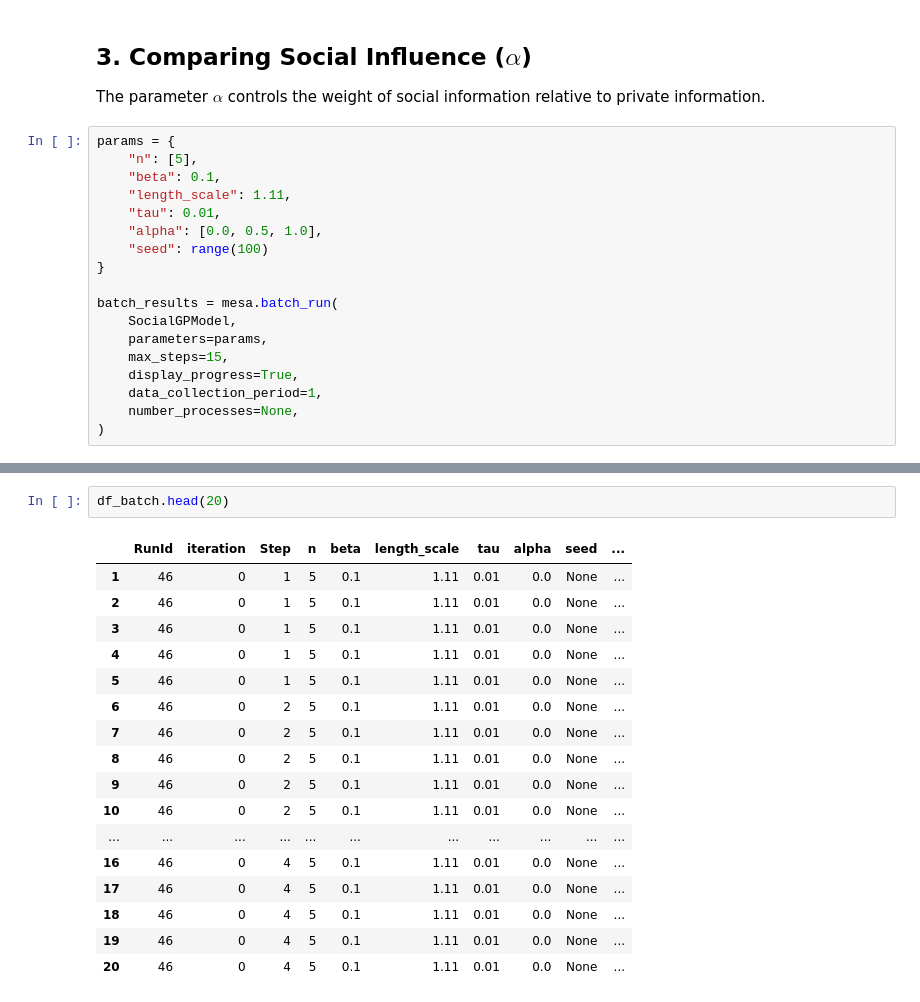
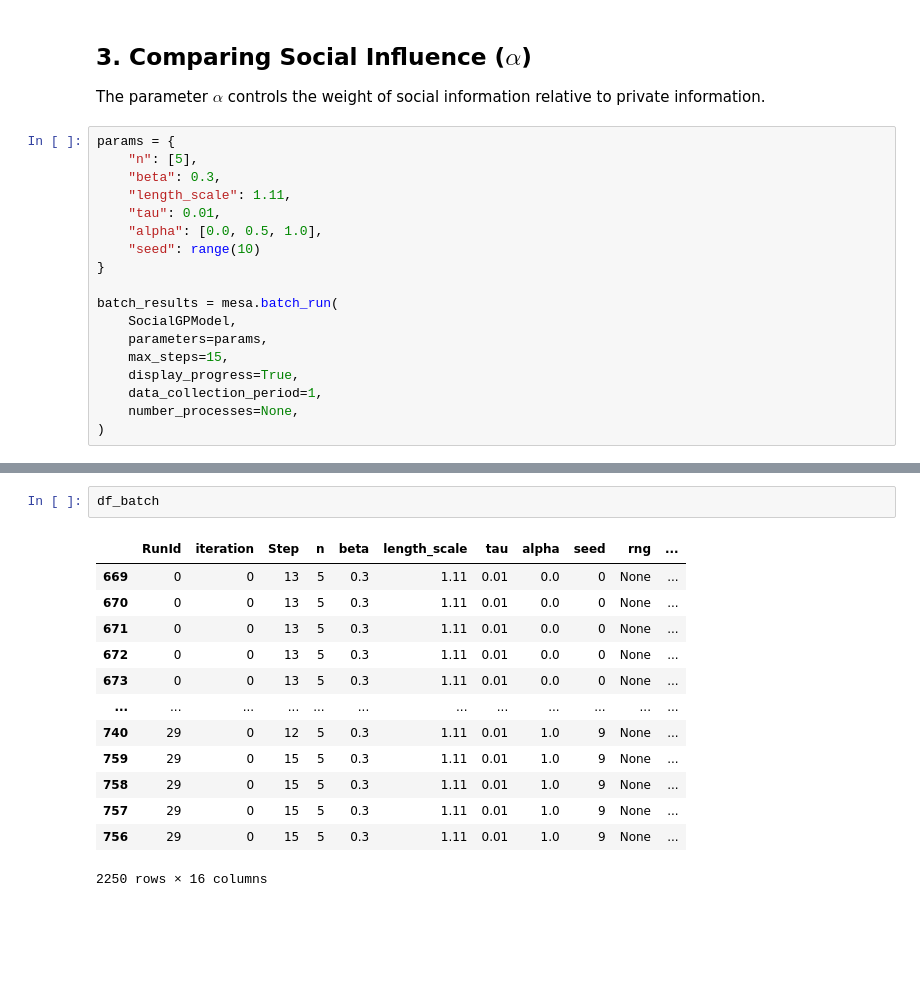
Before and after one commit to vagechirkov/Spatial-MAB-taboo, a Jupyter notebook: illustration.ipynb, the cells around one changed output, grey strips where cells are left out. Cells and saved outputs as stored; diff of their text form; blank space fills up the shorter version.

```diff
--- a/illustration.ipynb
+++ b/illustration.ipynb
@@ -72,11 +75,11 @@ The parameter $\alpha$ controls the weight of social information relative to pri
 # %%
 params = {
     "n": [5],
-    "beta": 0.1,
+    "beta": 0.3,
     "length_scale": 1.11,
     "tau": 0.01,
     "alpha": [0.0, 0.5, 1.0],
-    "seed": range(100)
+    "seed": range(10)
 }
 
 batch_results = mesa.batch_run(
@@ -100,20 +103,16 @@ plt.show()
 # %%
-df_batch.head(20)
+df_batch
 # %% [output]
-|  | RunId | iteration | Step | n | beta | length_scale | tau | alpha | seed | ... |
-| 1 | 46 | 0 | 1 | 5 | 0.1 | 1.11 | 0.01 | 0.0 | None | ... |
-| 2 | 46 | 0 | 1 | 5 | 0.1 | 1.11 | 0.01 | 0.0 | None | ... |
-| 3 | 46 | 0 | 1 | 5 | 0.1 | 1.11 | 0.01 | 0.0 | None | ... |
-| 4 | 46 | 0 | 1 | 5 | 0.1 | 1.11 | 0.01 | 0.0 | None | ... |
-| 5 | 46 | 0 | 1 | 5 | 0.1 | 1.11 | 0.01 | 0.0 | None | ... |
-| 6 | 46 | 0 | 2 | 5 | 0.1 | 1.11 | 0.01 | 0.0 | None | ... |
-| 7 | 46 | 0 | 2 | 5 | 0.1 | 1.11 | 0.01 | 0.0 | None | ... |
-| 8 | 46 | 0 | 2 | 5 | 0.1 | 1.11 | 0.01 | 0.0 | None | ... |
-| 9 | 46 | 0 | 2 | 5 | 0.1 | 1.11 | 0.01 | 0.0 | None | ... |
-| 10 | 46 | 0 | 2 | 5 | 0.1 | 1.11 | 0.01 | 0.0 | None | ... |
-| ... | ... | ... | ... | ... | ... | ... | ... | ... | ... | ... |
-| 16 | 46 | 0 | 4 | 5 | 0.1 | 1.11 | 0.01 | 0.0 | None | ... |
-| 17 | 46 | 0 | 4 | 5 | 0.1 | 1.11 | 0.01 | 0.0 | None | ... |
-| 18 | 46 | 0 | 4 | 5 | 0.1 | 1.11 | 0.01 | 0.0 | None | ... |
-| 19 | 46 | 0 | 4 | 5 | 0.1 | 1.11 | 0.01 | 0.0 | None | ... |
-| 20 | 46 | 0 | 4 | 5 | 0.1 | 1.11 | 0.01 | 0.0 | None | ... |
+|  | RunId | iteration | Step | n | beta | length_scale | tau | alpha | seed | rng | ... |
+| 669 | 0 | 0 | 13 | 5 | 0.3 | 1.11 | 0.01 | 0.0 | 0 | None | ... |
+| 670 | 0 | 0 | 13 | 5 | 0.3 | 1.11 | 0.01 | 0.0 | 0 | None | ... |
+| 671 | 0 | 0 | 13 | 5 | 0.3 | 1.11 | 0.01 | 0.0 | 0 | None | ... |
+| 672 | 0 | 0 | 13 | 5 | 0.3 | 1.11 | 0.01 | 0.0 | 0 | None | ... |
+| 673 | 0 | 0 | 13 | 5 | 0.3 | 1.11 | 0.01 | 0.0 | 0 | None | ... |
+| ... | ... | ... | ... | ... | ... | ... | ... | ... | ... | ... | ... |
+| 740 | 29 | 0 | 12 | 5 | 0.3 | 1.11 | 0.01 | 1.0 | 9 | None | ... |
+| 759 | 29 | 0 | 15 | 5 | 0.3 | 1.11 | 0.01 | 1.0 | 9 | None | ... |
+| 758 | 29 | 0 | 15 | 5 | 0.3 | 1.11 | 0.01 | 1.0 | 9 | None | ... |
+| 757 | 29 | 0 | 15 | 5 | 0.3 | 1.11 | 0.01 | 1.0 | 9 | None | ... |
+| 756 | 29 | 0 | 15 | 5 | 0.3 | 1.11 | 0.01 | 1.0 | 9 | None | ... |
+2250 rows × 16 columns
```
Also changed, not shown: parts of 3 cells of this notebook, 1 other file.
